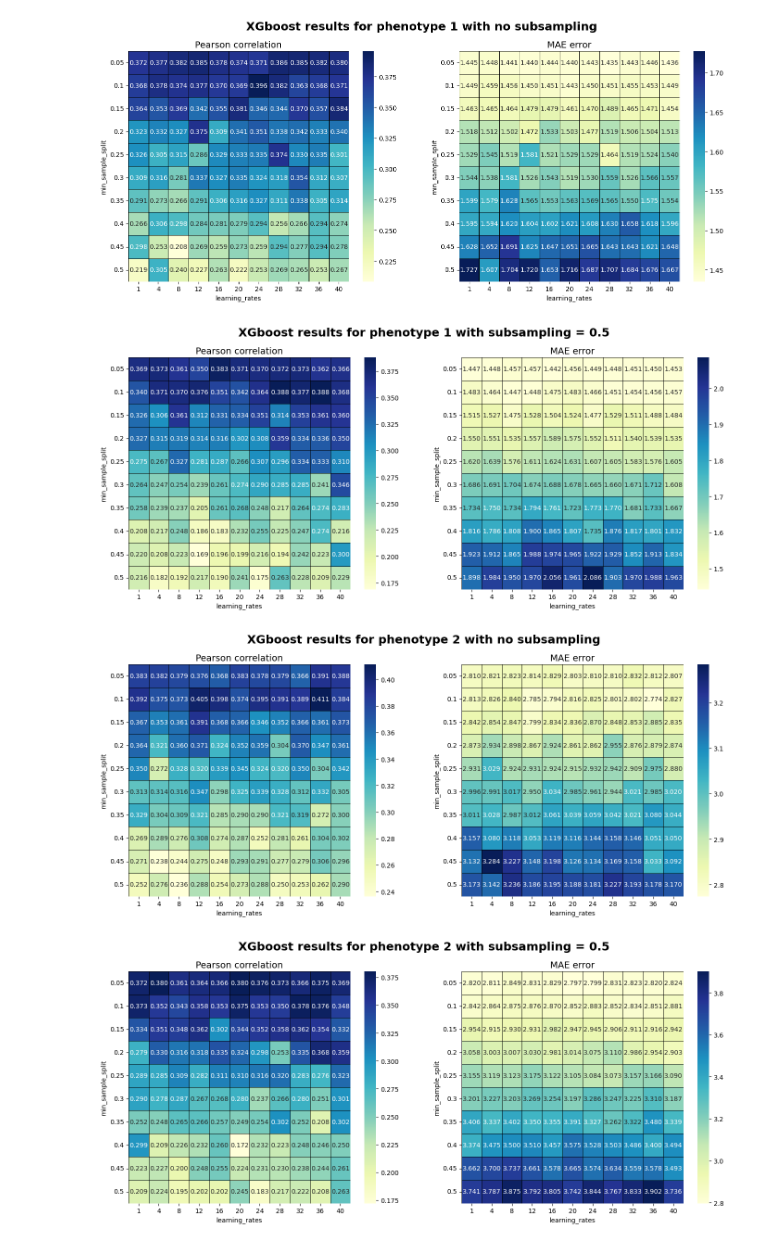
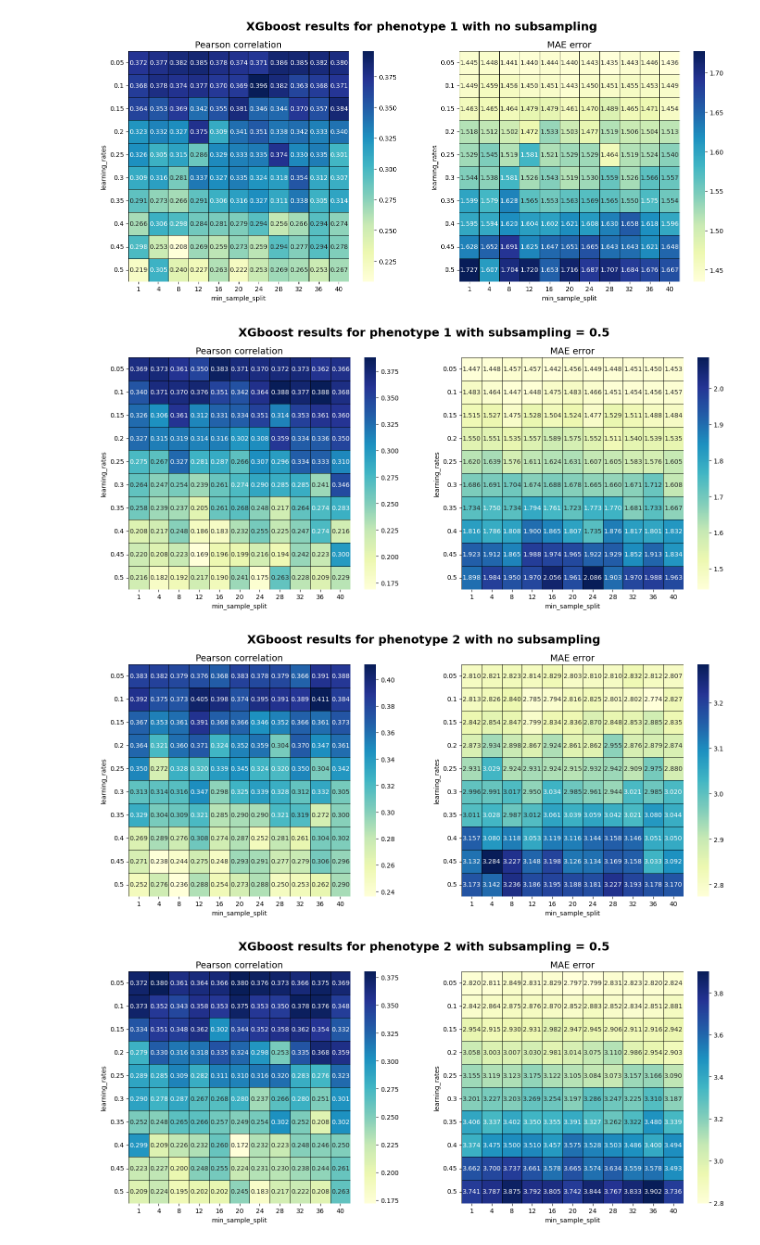
Before and after one commit to Florent-Hervers/master-thesis-code, a Jupyter notebook: Analysis notebooks/results_analysis_xgboost.ipynb, the cells around one changed output. Drawn from its saved outputs; the diff is of its cells as text; code cells hidden in the pictures.

Commit message:
Add updated xgboost model, results and results analysis

```diff
--- a/Analysis notebooks/results_analysis_xgboost.ipynb
+++ b/Analysis notebooks/results_analysis_xgboost.ipynb
@@ -12,20 +12,20 @@ from utils import results_heatmap
 # %%
 with open("../Results/xgboost_all_100_results.json", "r") as f:
     results = json.load(f)
 
 for i in range(len(results["dim_0_values"])):
     for j, sub_sampling_value in enumerate(results["dim_1_values"]):
         if sub_sampling_value == 1.0:
             title_suffix = "no subsampling"
         else:
             title_suffix = f"subsampling = {sub_sampling_value}"
 
         corr_df = pd.DataFrame(np.array(results["correlation"])[i,j], index= results["dim_2_values"], columns= results["dim_3_values"]).sort_index()
         MAE_df = pd.DataFrame(np.array(results["MAE"])[i,j], index= results["dim_2_values"], columns= results["dim_3_values"]).sort_index()
 
-        results_heatmap(corr_df, MAE_df, f"XGboost results for phenotype {i + 1} with " + title_suffix, "Pearson correlation", "MAE error", results["dim_2_label"],  results["dim_3_label"])
+        results_heatmap(corr_df, MAE_df, f"XGboost results for phenotype {i + 1} with " + title_suffix, "Pearson correlation", "MAE error", results["dim_3_label"],  results["dim_2_label"])
 # %% [output]
-[figure, old version]
+[figure, new version]
-[figure, old version]
+[figure, new version]
-[figure, old version]
+[figure, new version]
-[figure, old version]
+[figure, new version]
```
Also changed, not shown: parts of 4 cells of this notebook, 5 other files.
